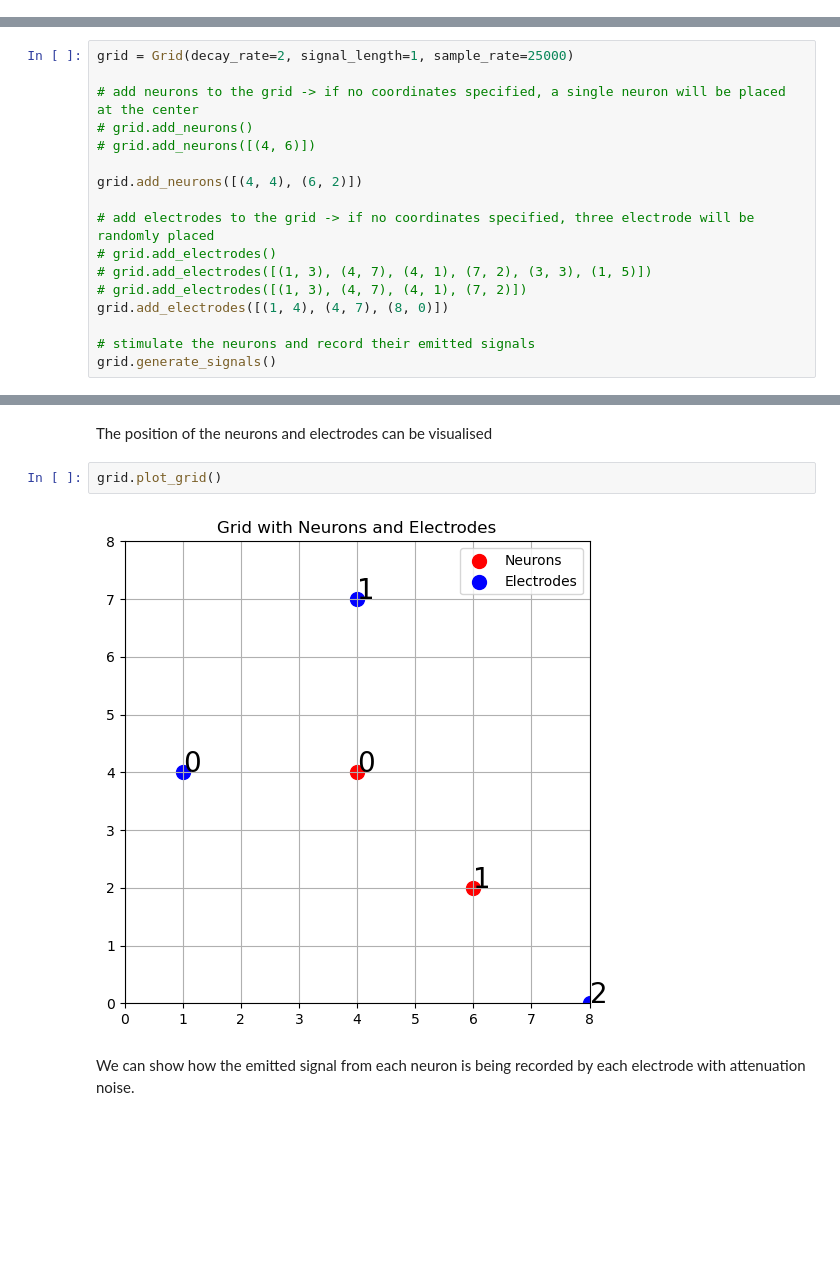
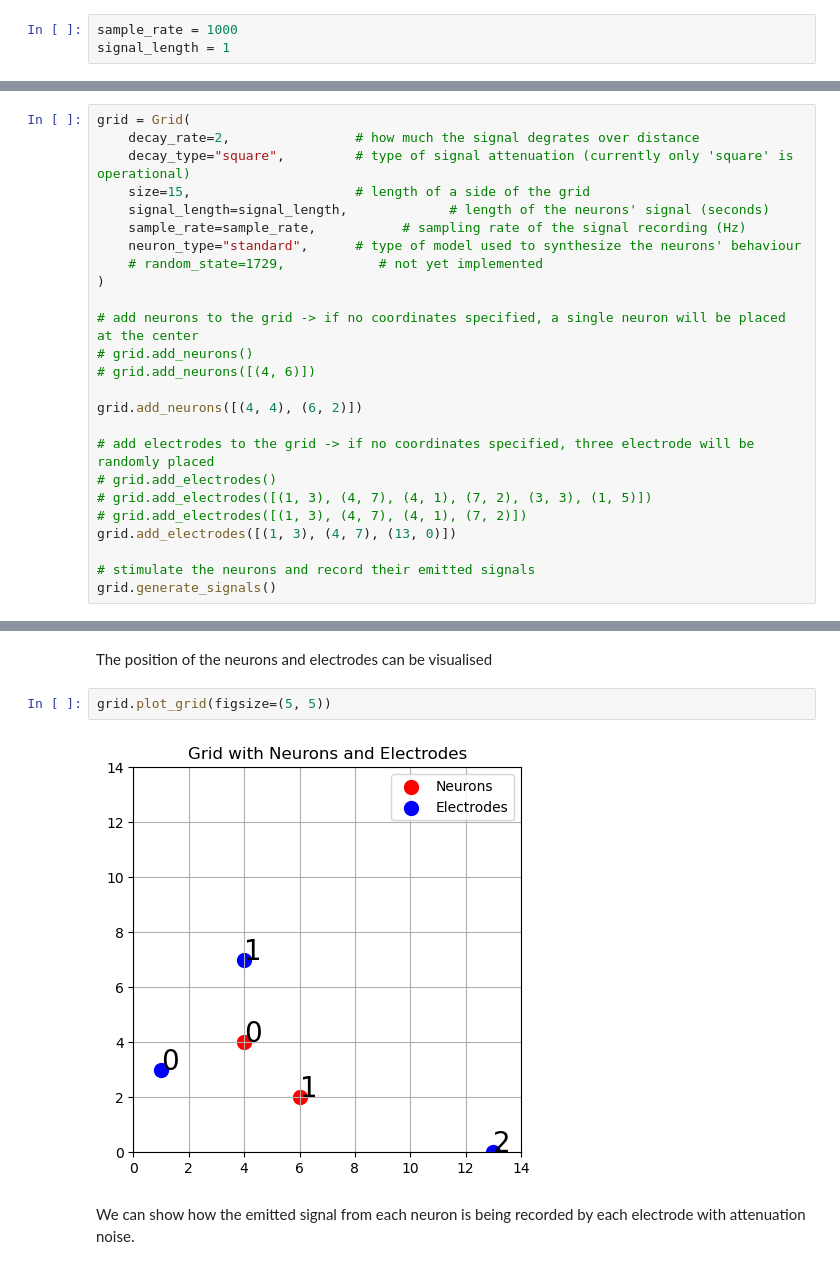
Before and after one commit to SamwelZimmer/spike_analysis, a Jupyter notebook: notebooks/lif_model.ipynb, the cells around one changed output, grey strips where cells are left out. Saved outputs shown, nothing was run; the diff lists cells and outputs as text; blank space fills up the shorter version.

```diff
--- a/notebooks/lif_model.ipynb
+++ b/notebooks/lif_model.ipynb
@@ -17,5 +20,8 @@ from scipy.integrate import solve_ivp
 # https://github.com/markstrefford/Spiking-Neural-Network/blob/master/SNN_0.ipynb
 
 # https://github.com/arnaublanco/Integrate-and-Fire-model/blob/main/Integrate-and-fire%20model.ipynb
+# %%
+sample_rate = 1000
+signal_length = 1
 # %% [markdown]
 ## Neuron Model
@@ -393,5 +476,13 @@ class Grid:
 # %%
-grid = Grid(decay_rate=2, signal_length=1, sample_rate=25000)
+grid = Grid(
+    decay_rate=2,                # how much the signal degrates over distance
+    decay_type="square",         # type of signal attenuation (currently only 'square' is operational)
+    size=15,                     # length of a side of the grid
+    signal_length=signal_length,             # length of the neurons' signal (seconds)
+    sample_rate=sample_rate,           # sampling rate of the signal recording (Hz)
+    neuron_type="standard",      # type of model used to synthesize the neurons' behaviour
+    # random_state=1729,            # not yet implemented
+)
 
 # add neurons to the grid -> if no coordinates specified, a single neuron will be placed at the center
 # grid.add_neurons()
@@ -403,7 +494,7 @@ grid.add_neurons([(4, 4), (6, 2)])
 # grid.add_electrodes()
 # grid.add_electrodes([(1, 3), (4, 7), (4, 1), (7, 2), (3, 3), (1, 5)])
 # grid.add_electrodes([(1, 3), (4, 7), (4, 1), (7, 2)])
-grid.add_electrodes([(1, 4), (4, 7), (8, 0)])
+grid.add_electrodes([(1, 3), (4, 7), (13, 0)])
 
 # stimulate the neurons and record their emitted signals
 grid.generate_signals()
@@ -428,8 +501,8 @@ grid.generate_signals()
 # %% [markdown]
 The position of the neurons and electrodes can be visualised
 # %%
-grid.plot_grid()
+grid.plot_grid(figsize=(5, 5))
 # %% [output]
-[figure, old version]
+[figure, new version]
 # %% [markdown]
 We can show how the emitted signal from each neuron is being recorded by each electrode with attenuation noise.
```
Also changed, not shown: parts of 43 cells of this notebook, 3 other files.
